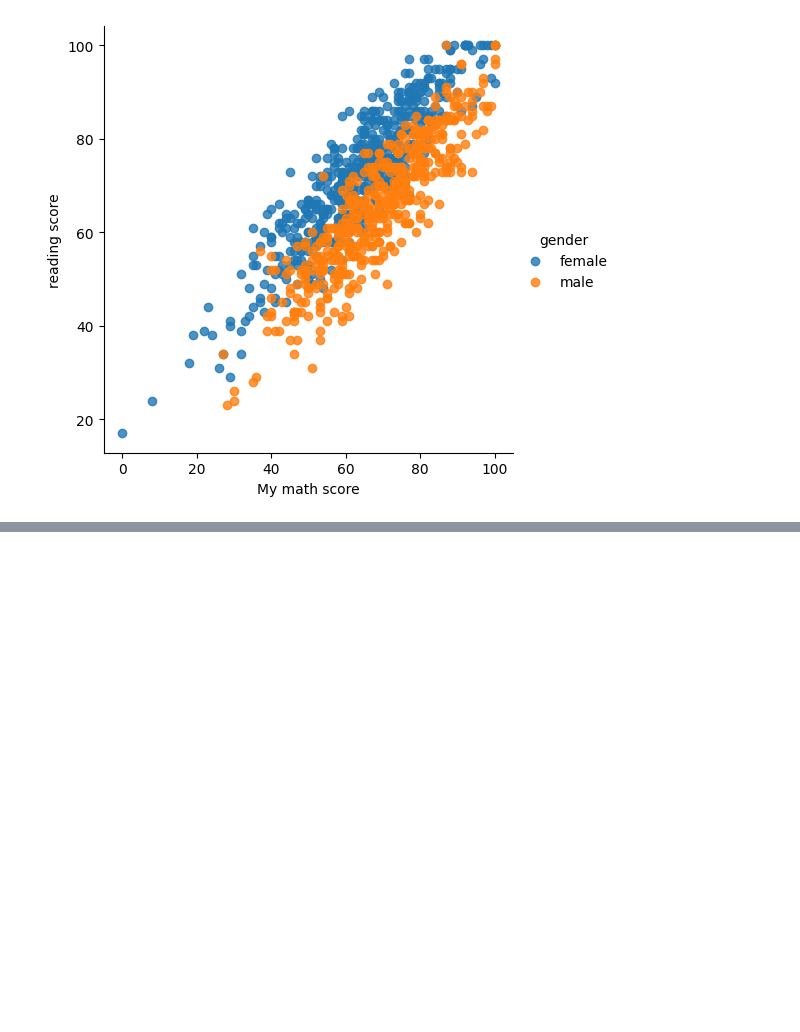
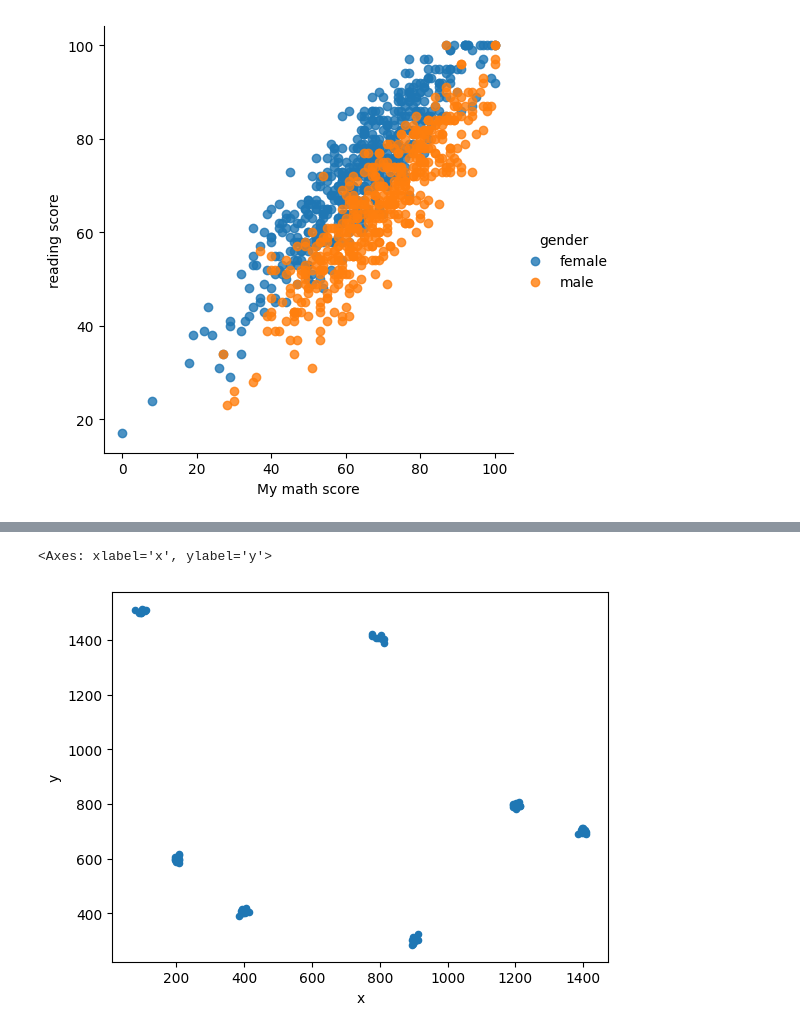
Before and after one commit to onword333/stepik-intro-to-ds-and-ml, a Jupyter notebook: assets/1_7_lesson.ipynb, the cells around one changed output, grey strips where cells are left out. Drawn from its saved outputs; the diff is of its cells as text; code cells hidden in the pictures; blank space fills up the shorter version.

```diff
--- a/assets/1_7_lesson.ipynb
+++ b/assets/1_7_lesson.ipynb
@@ -10,6 +10,7 @@ import seaborn as sns
 
 students = pd.read_csv('StudentsPerformance.csv')
 salary = pd.read_csv('data/income.csv')
+dataset_209770_6 = pd.read_csv('data/dataset_209770_6 (3).txt', sep=' ')
 # %% [markdown]
 Гистрограмма
 # %%
@@ -50,0 +72,6 @@ ax.set_xlabels('My math score')
+# %%
+#sns.lmplot(x=dataset_209770_6.x, y=dataset_209770_6.y, data=dataset_209770_6)
+dataset_209770_6.plot.scatter(x = 'x', y = 'y')
+# %% [output]
+<Axes: xlabel='x', ylabel='y'>
+[figure, added]
```
Also changed, not shown: parts of 3 cells of this notebook, 2 other files.
